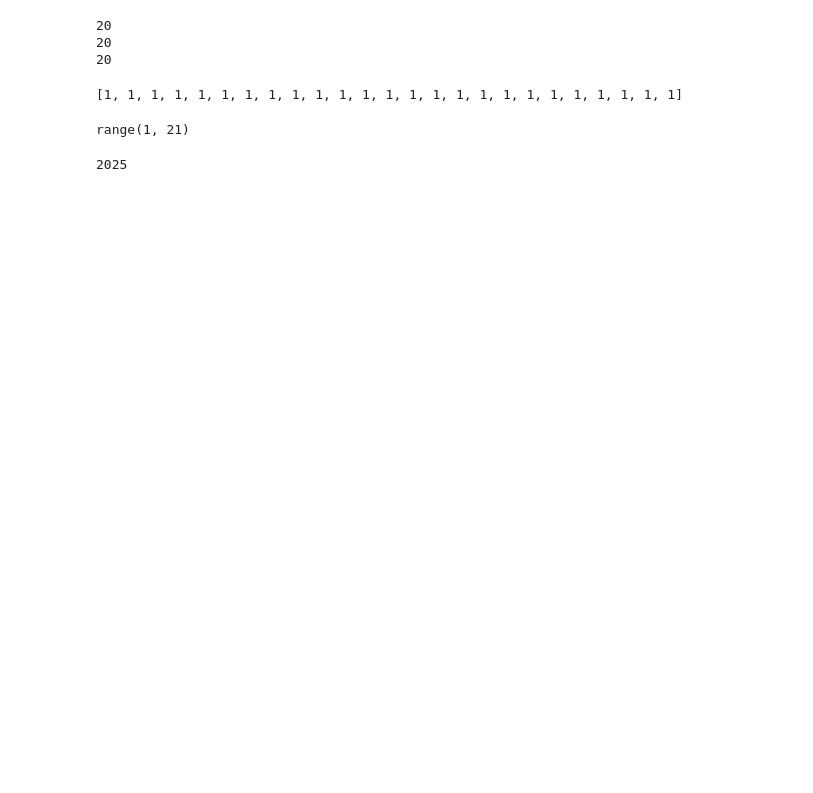
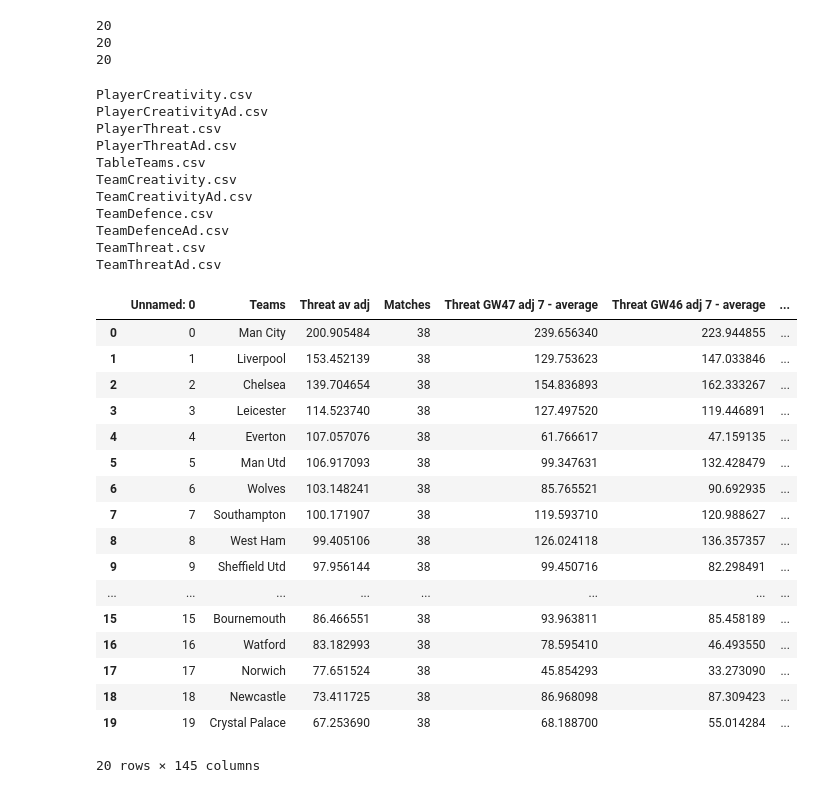
Before and after one commit to tikeve/tikeve.github.io, a Jupyter notebook: Source.ipynb, the cells around one changed output. Saved outputs shown, nothing was run; the diff lists cells and outputs as text; code cells hidden in the pictures; blank space fills up the shorter version.

Commit message:
same header

```diff
--- a/Source.ipynb
+++ b/Source.ipynb
@@ -666,12 +687,3 @@ templateTable(MA(Understat.TableTeams, 7)).to_csv(Path('out/TTTemplate.csv'))
 20
 20
 20
-# %%
-[1,1,1,1,1]*5
-# %% [output]
-[1, 1, 1, 1, 1, 1, 1, 1, 1, 1, 1, 1, 1, 1, 1, 1, 1, 1, 1, 1, 1, 1, 1, 1, 1]
-# %%
-a = range(1,21)
-a
-# %% [output]
-range(1, 21)
@@ -682,4 +690,54 @@ a =['Team green', 'Team light green', 'Team pink', 'Team red', 'Team white']*5
-# %%
-print(f'{len(template)}{len(a)}')
-# %% [output]
-2025
+# %%
+def unifyHeader(df, colTeams, colPlayers):
+    if df.columns[0] == 'Teams':
+        df.columns = colTeams
+    elif df.columns[0] == 'Name':
+        df.columns = colPlayers
+    return df
+
+def changeAllHeaders(path):
+
+    colTeams = pd.read_csv(Path('out/FPL/TeamThreatAd.csv')).columns[1:]
+    colPlayers = pd.read_csv(Path('out/FPL/PlayerThreatAd.csv')).columns[1:]
+
+    for filename in os.listdir(path):
+        print(filename)
+        df = pd.read_csv(Path(f'{path}/{filename}'))
+        del df['Unnamed: 0']
+        unifyHeader(df, colTeams, colPlayers).to_csv(Path(f'{path}/{filename}'))
+#df = pd.read_csv(Path('out/FPL/TeamThreatAd.csv'))
+#del df['Unnamed: 0']
+#unifyHeader(df, colTeams, colPlayers).to_csv(Path('out/FPL/TeamThreatAd.csv'))
+path = Path('out/Understat')
+changeAllHeaders(path)
+pd.read_csv(Path('out/Understat/TeamCreativityAd.csv'))
+# %% [output]
+PlayerCreativity.csv
+PlayerCreativityAd.csv
+PlayerThreat.csv
+PlayerThreatAd.csv
+TableTeams.csv
+TeamCreativity.csv
+TeamCreativityAd.csv
+TeamDefence.csv
+TeamDefenceAd.csv
+TeamThreat.csv
+TeamThreatAd.csv
+|  | Unnamed: 0 | Teams | Threat av adj | Matches | Threat GW47 adj 7 - average | Threat GW46 adj 7 - average | ... |
+| 0 | 0 | Man City | 200.905484 | 38 | 239.656340 | 223.944855 | ... |
+| 1 | 1 | Liverpool | 153.452139 | 38 | 129.753623 | 147.033846 | ... |
+| 2 | 2 | Chelsea | 139.704654 | 38 | 154.836893 | 162.333267 | ... |
+| 3 | 3 | Leicester | 114.523740 | 38 | 127.497520 | 119.446891 | ... |
+| 4 | 4 | Everton | 107.057076 | 38 | 61.766617 | 47.159135 | ... |
+| 5 | 5 | Man Utd | 106.917093 | 38 | 99.347631 | 132.428479 | ... |
+| 6 | 6 | Wolves | 103.148241 | 38 | 85.765521 | 90.692935 | ... |
+| 7 | 7 | Southampton | 100.171907 | 38 | 119.593710 | 120.988627 | ... |
+| 8 | 8 | West Ham | 99.405106 | 38 | 126.024118 | 136.357357 | ... |
+| 9 | 9 | Sheffield Utd | 97.956144 | 38 | 99.450716 | 82.298491 | ... |
+| ... | ... | ... | ... | ... | ... | ... | ... |
+| 15 | 15 | Bournemouth | 86.466551 | 38 | 93.963811 | 85.458189 | ... |
+| 16 | 16 | Watford | 83.182993 | 38 | 78.595410 | 46.493550 | ... |
+| 17 | 17 | Norwich | 77.651524 | 38 | 45.854293 | 33.273090 | ... |
+| 18 | 18 | Newcastle | 73.411725 | 38 | 86.968098 | 87.309423 | ... |
+| 19 | 19 | Crystal Palace | 67.253690 | 38 | 68.188700 | 55.014284 | ... |
+20 rows × 145 columns
```
Also changed, not shown: parts of 2 cells of this notebook, 26 other files.
